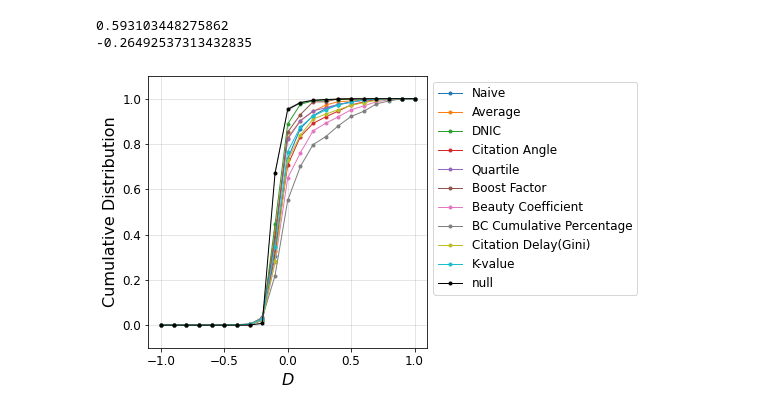
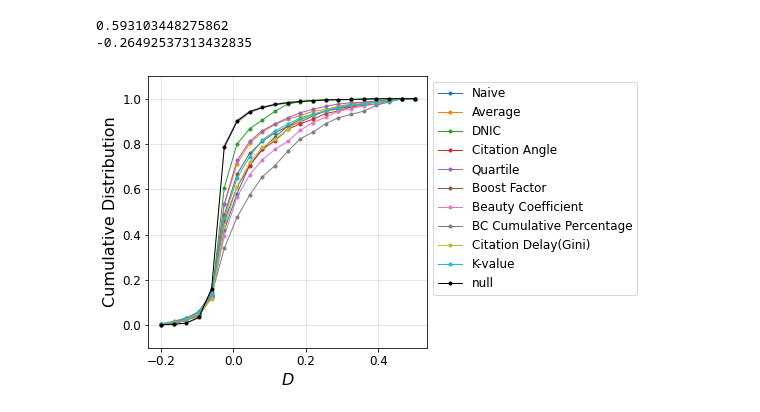
Before and after one commit to TM82/pyhibernator, a Jupyter notebook: notebooks/2_Analysis.ipynb, the cells around one changed output. Cells and saved outputs as stored; diff of their text form; code cells hidden in the pictures.

```diff
--- a/notebooks/2_Analysis.ipynb
+++ b/notebooks/2_Analysis.ipynb
@@ -513,8 +475,8 @@ gs1 = matplotlib.gridspec.GridSpecFromSubplotSpec(nrows=2,ncols=1, subplot_spec=
 ax1 = fig.add_subplot(gs1[0,:])
 ax2 = fig.add_subplot(gs1[1,:], sharex = ax1)
 
-x1 = np.linspace(0,1,21)
-x2 = np.linspace(-1,1,41)
+x1 = np.linspace(0,0.5,21)
+x2 = np.linspace(0,0.5,21)
 
 y_dic = dict()
 y_null_dic = dict()
@@ -585,12 +547,11 @@ ax2.tick_params(axis='both',labelsize=12)
 
 ax2.set_xlabel('$RS$',fontsize=16)
 plt.subplots_adjust(hspace=.0)
-# plt.savefig(SAVE_DIR+'figs/PHYS/rao_stirling.pdf', bbox_inches="tight", pad_inches=0.05,format='pdf')
 plt.show()
 
 fig,ax = plt.subplots(figsize=(5,5))
 
-x2 = np.linspace(-1,1,41)
+x2 = np.linspace(0,0.5,21)
 
 for k in names_foriter_2:
     ax.plot(x2,y_dic[k],marker=".",label=names_2[k],c=colors[k],linewidth=1)
@@ -605,6 +566,5 @@ ax.legend(fontsize=12,loc='upper left', bbox_to_anchor=(1,1))
 ax.tick_params(axis='both',labelsize=12)
 ax.set_xlabel('$RS^{reference}-RS^{cited}$',fontsize=16)
 ax.set_ylabel('Cumulative Distribution',fontsize=16)
-# plt.savefig(SAVE_DIR+'figs/PHYS/rao_stirling_ref_cited.pdf', bbox_inches="tight", pad_inches=0.05,format='pdf')
 plt.show()
 # %% [output]
@@ -634,3 +593,12 @@ print(z_ij[29143][26987])
 # %% [output]
 419.90048370450484
 -250.0344112419687
+# %%
+# z-score of each journal pair
+with open(SAVE_DIR+'4_novelty/PHYS/z_ij_PHYS.pickle','rb') as f:
+    z_ij = pickle.load(f)
+
+#  example of novelty between "29143: Physical Review A" and "21100855841: Physical Review E"
+print(z_ij[29143][21100855841])
+#  example of novelty between "29143: Physical Review A" and "26987: Langmuir"
+print(z_ij[29143][26987])
@@ -731,29 +700,28 @@ print(target_papers.loc[26744476261]['D'])
 -0.26492537313432835
 # %%
 fig,ax = plt.subplots(figsize=(5,5))
-x = np.linspace(-1,1,21)
+x = np.linspace(-0.2,0.5,21)
 for k in names_foriter_2:
     y=dic_SBs[k][dic_SBs[k]['target_years'].map(len)>=5]["D"]
     y_binning = [np.count_nonzero((x[i]<=y)&(y<x[i+1])) for i in range(len(x)-1)] + [np.count_nonzero(y==x[-1])]
     ax.plot(x,np.cumsum(y_binning)/np.sum(y_binning),marker=".",label=names_2[k],c=colors[k],linewidth=1)
 
 # null
 y_list = []
 for i in dic_SBs_null:
     y=dic_SBs_null[i][dic_SBs_null[i]['target_years'].map(len)>=5]["D"]
     y_binning = [np.count_nonzero((x[i]<=y)&(y<x[i+1])) for i in range(len(x)-1)] + [np.count_nonzero(y==x[-1])]
     y_list.append(np.cumsum(y_binning)/np.sum(y_binning))
 y_mean, y_conf_hi, y_conf_low = conf(np.array(y_list))
 ax.plot(x,y_mean,marker=".",label=names_2['null'],c=colors['null'], linewidth=1)
 ax.fill_between(x, y_conf_hi,y_conf_low, facecolor=colors['null'],alpha=0.3)
 
 ax.grid(alpha=0.4)
 ax.set_ylim(-0.1,1.1)
 ax.legend(fontsize=12,loc='upper left', bbox_to_anchor=(1,1))
 ax.tick_params(axis='both',labelsize=12)
 ax.set_xlabel('$D$',fontsize=16)
 ax.set_ylabel('Cumulative Distribution',fontsize=16)
-# plt.savefig(SAVE_DIR+'figs/PHYS/disruptiveness.pdf', bbox_inches="tight", pad_inches=0.05,format='pdf')
 plt.show()
 # %% [output]
-[figure, old version]
+[figure, new version]
```
Also changed, not shown: parts of 16 cells of this notebook, 3 other files.
